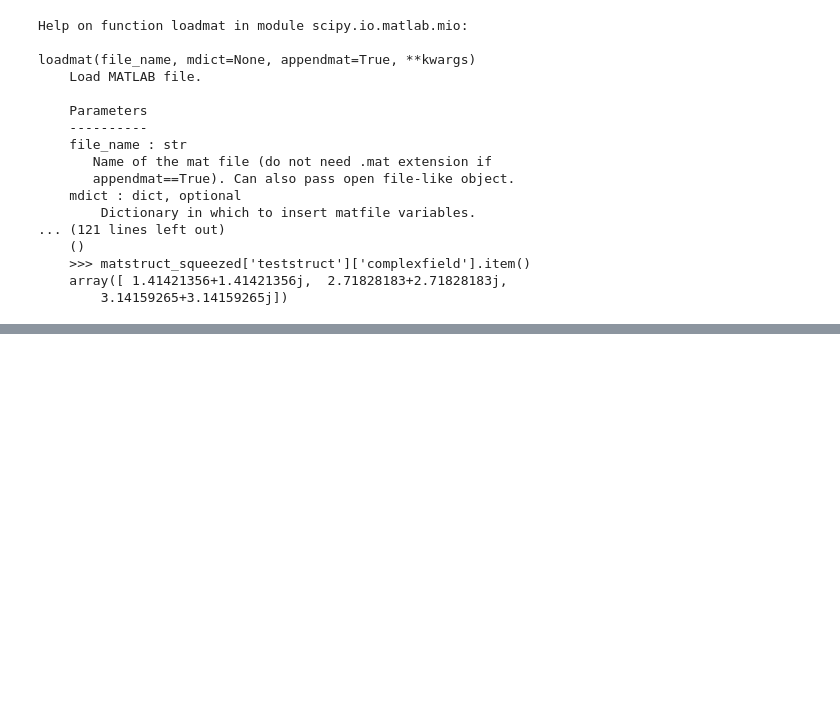
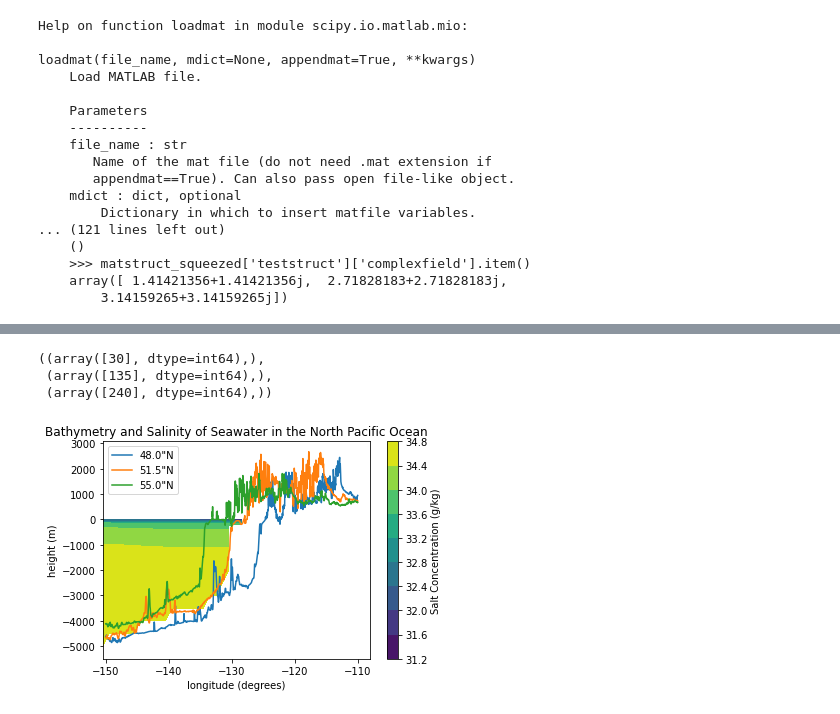
Before and after one commit to AndrewLoeppky/eosc211_students, a Jupyter notebook: e211_python_2021/wk03/lab_wk3/lab_week3.ipynb, the cells around one changed output, grey strips where cells are left out. Cells and saved outputs as stored; diff of their text form; code cells hidden in the pictures; blank space fills up the shorter version.

```diff
--- a/e211_python_2021/wk03/lab_wk3/lab_week3.ipynb
+++ b/e211_python_2021/wk03/lab_wk3/lab_week3.ipynb
@@ -219,0 +247,50 @@ plt.yticks(np.arange(len(lat))[::50], np.round(lat)[::50]);
+# %%
+# get bathymetry data
+bathyfile = loadmat("Bathyfile.mat")
+# loadmat outputs a dictionary of np arrays. This code extracts the dictionary values to variables
+bath_lon = bathyfile["bath"][0][0][0].flatten() # extract latitude array
+bath_lat = bathyfile["bath"][0][0][1].flatten() # extract longitude array
+bath_height = bathyfile["bath"][0][0][2] # extract height, depth and flip it over
+bath_height = bath_height[::-1]
+bath_lat = bath_lat[::-1] # image is flipped over on the lat axis, fix height and lat variables
+
+# quick plot to visualize our data and make sure the import worked properly (ie not upside down or something...)
+#plt.contourf(bath_lon, bath_lat, bath_height);
+# %%
+# the question asks for slices at 48"N, 51.5"N and 55"N. do some slicing!
+
+# first find out where these elements are
+np.where(bath_lat==48.0), np.where(bath_lat==51.5), np.where(bath_lat==55.0) # we havent covered this in lecture...
+# %% [output]
+((array([30], dtype=int64),),
+ (array([135], dtype=int64),),
+ (array([240], dtype=int64),))
+# %%
+# create new 1D np arrays to store the slices of constant latitude
+bath480 = bath_height[30]
+bath515 = bath_height[135]
+bath550 = bath_height[240]
+# %%
+# get the salt data
+salt = np.loadtxt("salt.txt")
+salt_lon = salt[0,1:]
+salt_depth = salt[1:,0]
+salt_conc = salt[1:,1:]
+
+# again, quick and dirty plot as a sanity check. Why is the rhs blank? (its land)
+#plt.contourf(salt_lon, salt_depth, salt_conc)
+# %%
+# make the final pretty plot
+fig, ax = plt.subplots()
+con=ax.contourf(salt_lon, salt_depth, salt_conc)
+cbar = plt.colorbar(con, label="Salt Concentration (g/kg)")
+ax.plot(bath_lon, bath480, label='48.0"N')
+ax.plot(bath_lon, bath515, label='51.5"N')
+ax.plot(bath_lon, bath550, label='55.0"N')
+ax.legend()
+
+ax.set_title('Bathymetry and Salinity of Seawater in the North Pacific Ocean')
+ax.set_xlabel('longitude (degrees)')
+ax.set_ylabel('height (m)');
+# %% [output]
+[figure, added]
```
Also changed, not shown: parts of 2 cells of this notebook, 1 other file.
